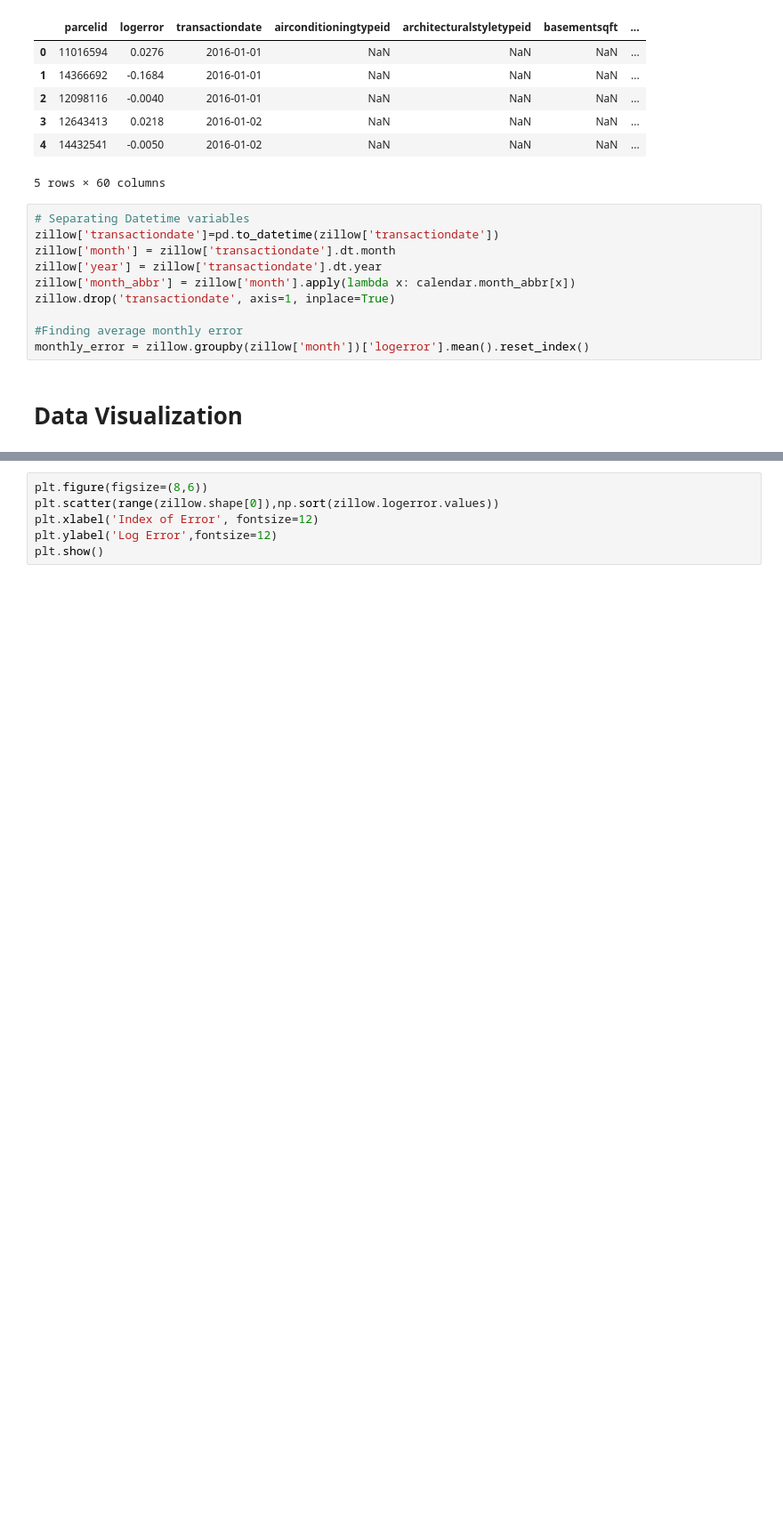
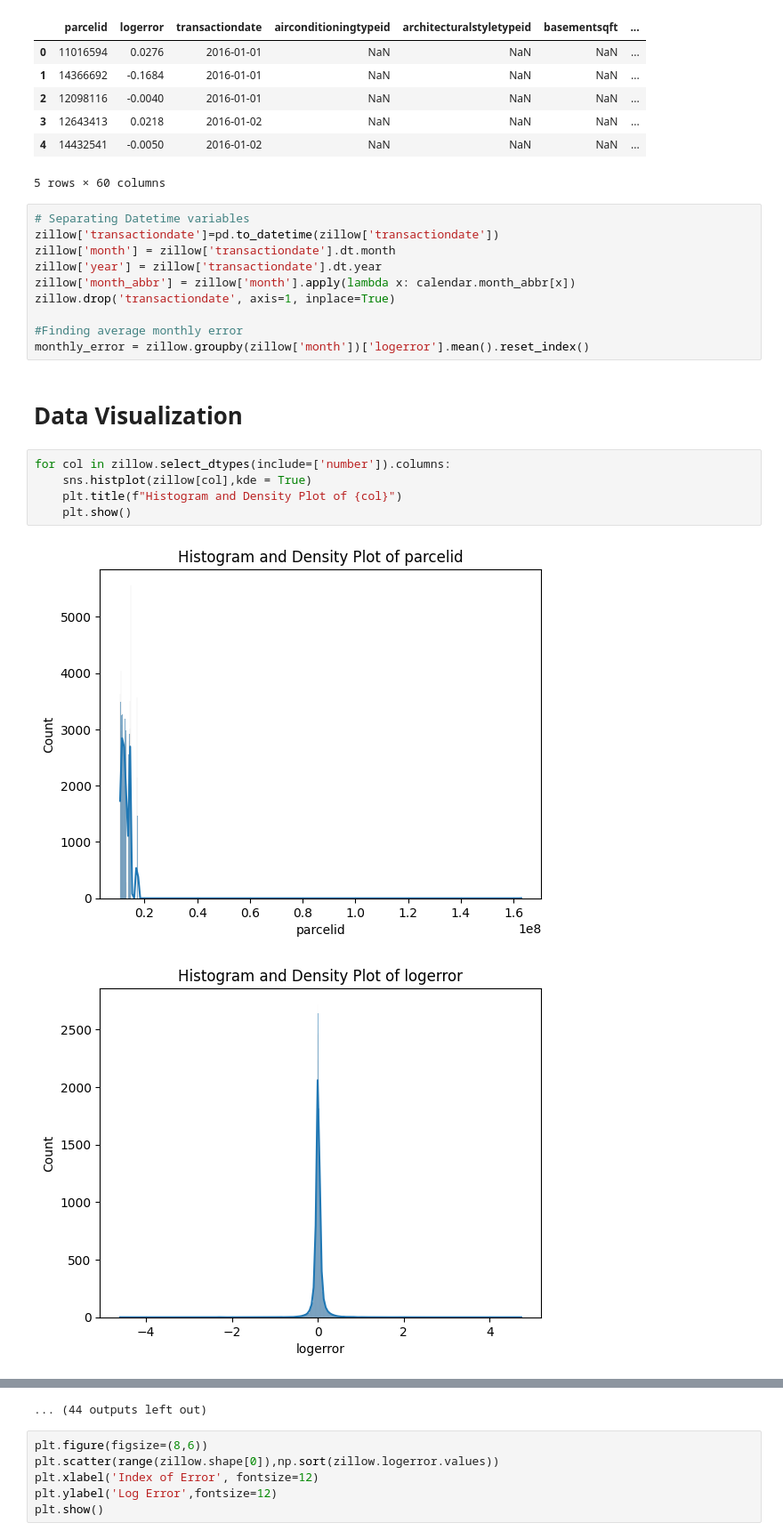
Before and after one commit to efazHossain/DATA-4380, a Jupyter notebook: Projects/TabularData/Zillow_Zestimate.ipynb, the cells around one changed output, grey strips where cells are left out. Shown at 89% size. Cells and saved outputs as stored; diff of their text form; blank space fills up the shorter version.

Commit message:
Fixed plots

```diff
--- a/Projects/TabularData/Zillow_Zestimate.ipynb
+++ b/Projects/TabularData/Zillow_Zestimate.ipynb
@@ -130,3 +130,11 @@ zillow.drop('transactiondate', axis=1, inplace=True)
 monthly_error = zillow.groupby(zillow['month'])['logerror'].mean().reset_index()
 # %% [markdown]
 # Data Visualization
+# %%
+for col in zillow.select_dtypes(include=['number']).columns:
+    sns.histplot(zillow[col],kde = True)
+    plt.title(f"Histogram and Density Plot of {col}")
+    plt.show()
+# %% [output]
+[figure, added]
+[figure, added]
@@ -133,3 +151,4 @@ monthly_error = zillow.groupby(zillow['month'])['logerror'].mean().reset_index()
+... (44 outputs left out)
 # %%
 plt.figure(figsize=(8,6))
 plt.scatter(range(zillow.shape[0]),np.sort(zillow.logerror.values))
```
Also changed, not shown: parts of 3 cells of this notebook.
